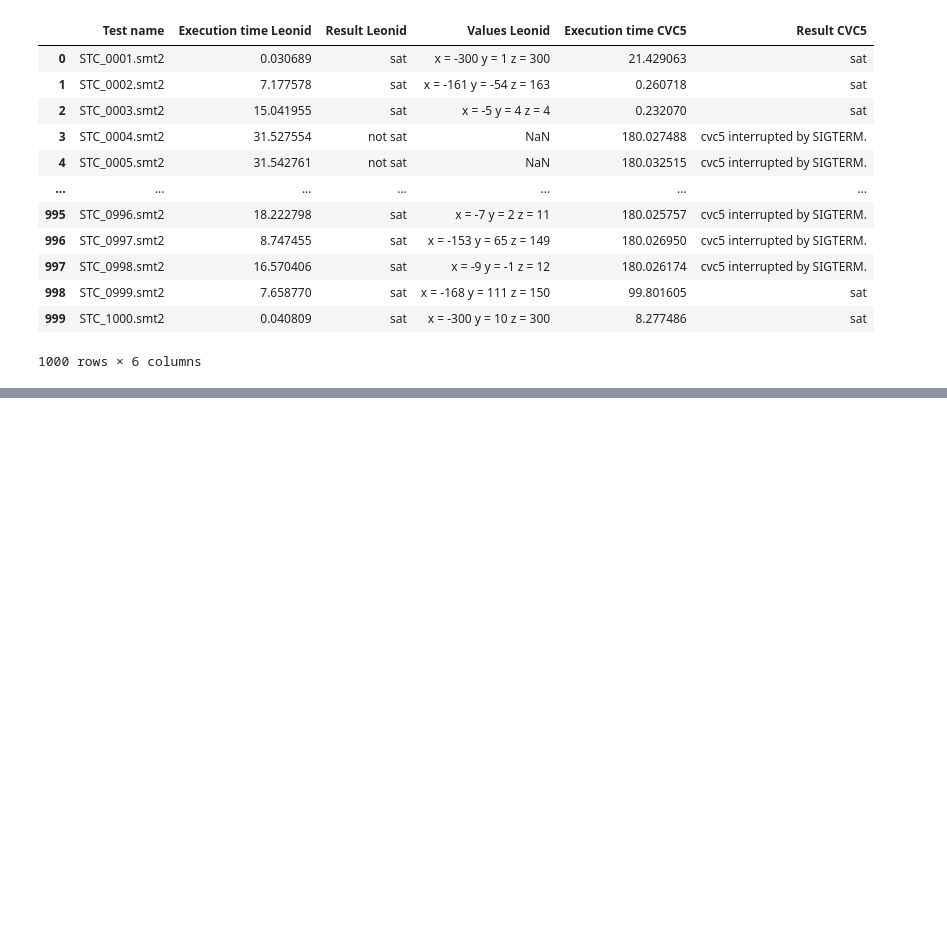
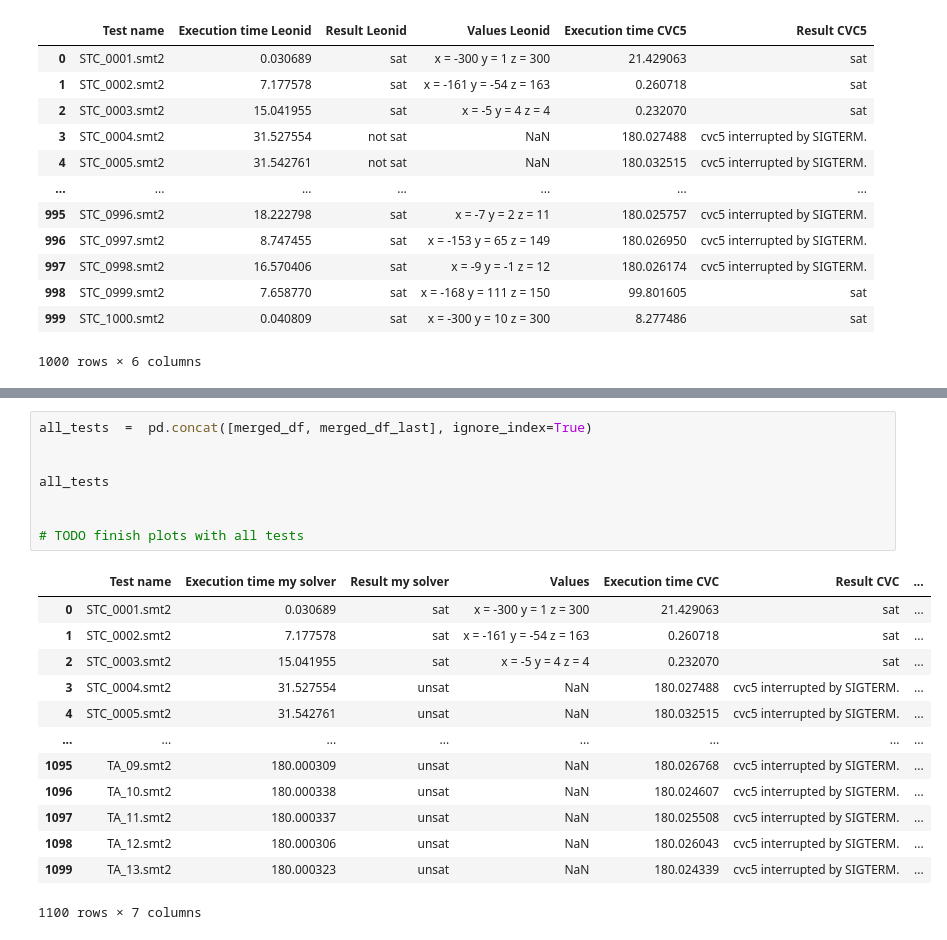
Before and after one commit to burbyleonid/BIE-BAP, a Jupyter notebook: code/src/analysis.ipynb, the cells around one changed output, grey strips where cells are left out. Saved outputs shown, nothing was run; the diff lists cells and outputs as text; blank space fills up the shorter version.

```diff
--- a/code/src/analysis.ipynb
+++ b/code/src/analysis.ipynb
@@ -392,0 +456,22 @@ There are 169 cases when cvc solved the problem
+# %%
+all_tests  =  pd.concat([merged_df, merged_df_last], ignore_index=True)
+
+
+all_tests
+
+
+# TODO finish plots with all tests
+# %% [output]
+|  | Test name | Execution time my solver | Result my solver | Values | Execution time CVC | Result CVC | ... |
+| 0 | STC_0001.smt2 | 0.030689 | sat | x = -300 y = 1 z = 300 | 21.429063 | sat | ... |
+| 1 | STC_0002.smt2 | 7.177578 | sat | x = -161 y = -54 z = 163 | 0.260718 | sat | ... |
+| 2 | STC_0003.smt2 | 15.041955 | sat | x = -5 y = 4 z = 4 | 0.232070 | sat | ... |
+| 3 | STC_0004.smt2 | 31.527554 | unsat | NaN | 180.027488 | cvc5 interrupted by SIGTERM. | ... |
+| 4 | STC_0005.smt2 | 31.542761 | unsat | NaN | 180.032515 | cvc5 interrupted by SIGTERM. | ... |
+| ... | ... | ... | ... | ... | ... | ... | ... |
+| 1095 | TA_09.smt2 | 180.000309 | unsat | NaN | 180.026768 | cvc5 interrupted by SIGTERM. | ... |
+| 1096 | TA_10.smt2 | 180.000338 | unsat | NaN | 180.024607 | cvc5 interrupted by SIGTERM. | ... |
+| 1097 | TA_11.smt2 | 180.000337 | unsat | NaN | 180.025508 | cvc5 interrupted by SIGTERM. | ... |
+| 1098 | TA_12.smt2 | 180.000306 | unsat | NaN | 180.026043 | cvc5 interrupted by SIGTERM. | ... |
+| 1099 | TA_13.smt2 | 180.000323 | unsat | NaN | 180.024339 | cvc5 interrupted by SIGTERM. | ... |
+1100 rows × 7 columns
```
Also changed, not shown: parts of 4 cells of this notebook, 7 other files.
